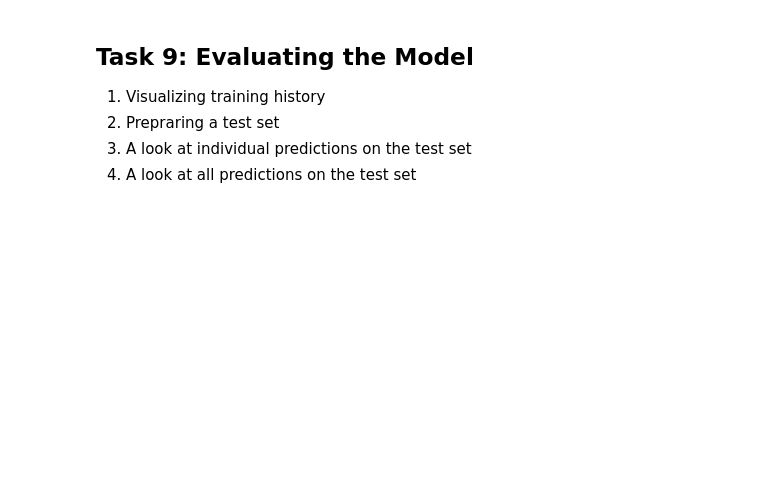
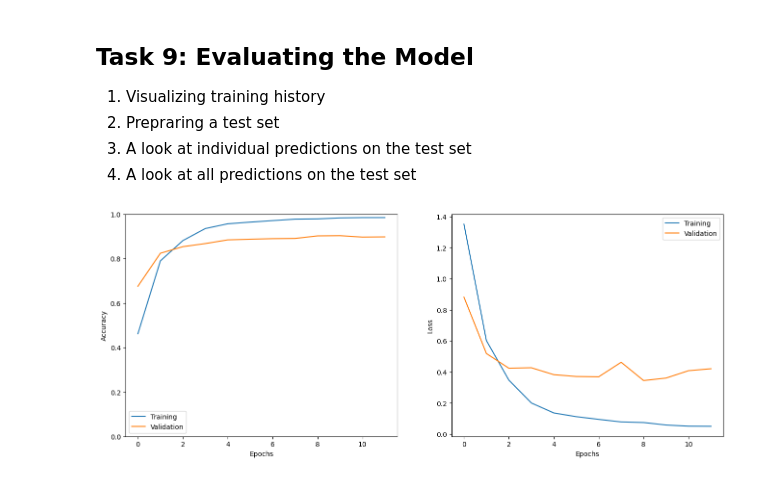
Before and after one commit to Oluwatiseunla/Tensorflow_notebooks, a Jupyter notebook: Tweet_Emotion_Recognition_Learner.ipynb, the cells around one changed output. Cells and saved outputs as stored; diff of their text form; code cells hidden in the pictures; blank space fills up the shorter version.

```diff
--- a/Tweet_Emotion_Recognition_Learner.ipynb
+++ b/Tweet_Emotion_Recognition_Learner.ipynb
@@ -84,0 +211,2 @@ print('Using TensorFlow version', tf.__version__)
+# %%
+padded_train_seq = get_sequences(tokenizer, tweets)
@@ -92,3 +242,15 @@ print('Using TensorFlow version', tf.__version__)
 
 1. Creating the model
 2. Compiling the model
+# %%
+model = tf.keras.Sequential([
+    tf.keras.layers.Embedding(10000, 16, input_length = maxlen),
+    tf.keras.layers.Bidirectional(tf.keras.layers.LSTM(20, return_sequences= True)),
+    tf.keras.layers.Bidirectional(tf.keras.layers.LSTM(20)),
+    tf.keras.layers.Dense(6, activation='softmax')
+])
+
+model.compile(
+    loss ='sparse_categorical_crossentropy',
+    optimizer ='adam',
+    metrics =['accuracy'])
@@ -97,3 +277,7 @@ print('Using TensorFlow version', tf.__version__)
 
 1. Preparing a validation set
 2. Training the model
+# %%
+val_tweets, val_labels = get_tweet(val)
+val_seq = get_sequences(tokenizer , val_tweets)
+val_labels = np.array(val_labels)
@@ -99,0 +289,7 @@ print('Using TensorFlow version', tf.__version__)
+# %%
+h = model.fit(padded_train_seq,
+              np.array(label),
+              validation_data =(val_seq, val_labels),
+              epochs =20,
+              callbacks =[tf.keras.callbacks.EarlyStopping(monitor ='val_accuracy', patience = 2)]
+              )
@@ -104,3 +318,7 @@ print('Using TensorFlow version', tf.__version__)
 2. Prepraring a test set
 3. A look at individual predictions on the test set
 4. A look at all predictions on the test set
+# %%
+show_history(h)
+# %% [output]
+[figure, added]
```
Also changed, not shown: parts of 28 cells of this notebook.
